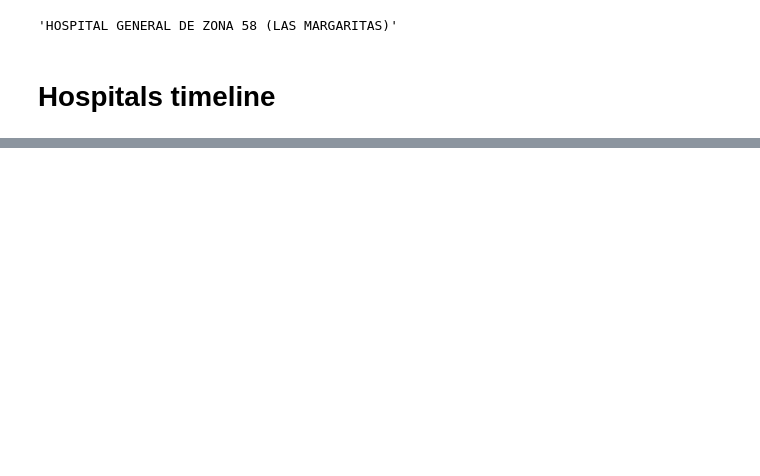
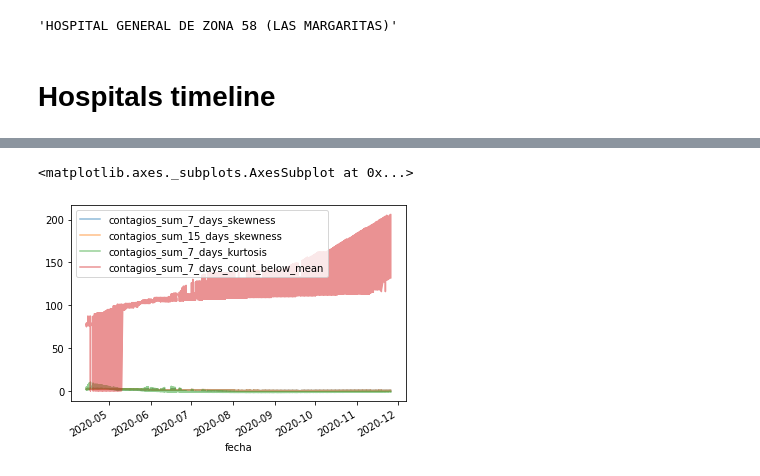
Before and after one commit to dhdzmota/omath_mota_rulo, a Jupyter notebook: notebooks/Municipio data.ipynb, the cells around one changed output, grey strips where cells are left out. Saved outputs shown, nothing was run; the diff lists cells and outputs as text; code cells hidden in the pictures; blank space fills up the shorter version.

```diff
--- a/notebooks/Municipio data.ipynb
+++ b/notebooks/Municipio data.ipynb
@@ -177,0 +178,18 @@ Name: neighbor_hosp_num_hospitals_around, Length: 168, dtype: float64
+# %%
+neighbor_municipios_daily_cases = neighbor_municipios_daily_cases.loc[
+    data[data['nombre_hospital'] == hospital_name]['fecha'].min():
+    data[data['nombre_hospital'] == hospital_name]['fecha'].max()]
+
+features = [
+    'contagios_sum_7_days_skewness',
+    'contagios_sum_15_days_skewness',
+    'contagios_sum_7_days_kurtosis',
+    'contagios_sum_7_days_count_below_mean'
+]
+
+dataset.set_index('fecha')[features].plot(
+    alpha=.5)
+# covid_cases.plot()
+# %% [output]
+<matplotlib.axes._subplots.AxesSubplot at 0x...>
+[figure, added]
```
Also changed, not shown: parts of 7 cells of this notebook, 2 other files.
